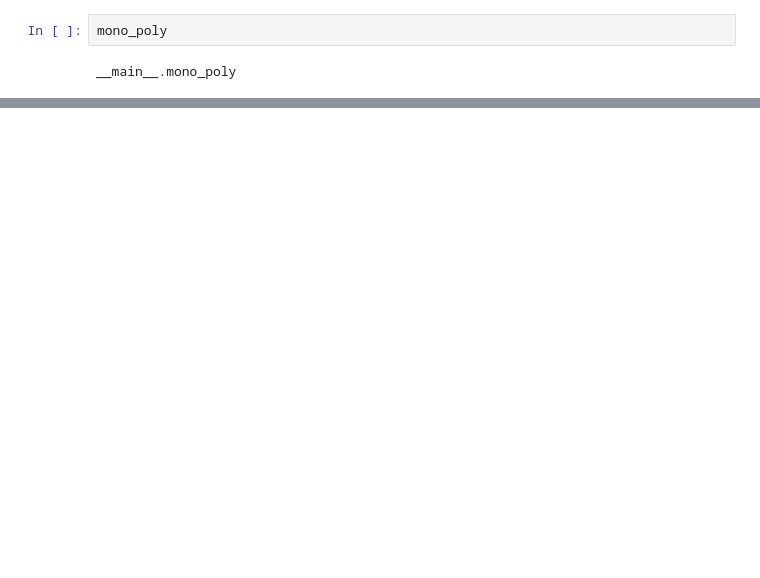
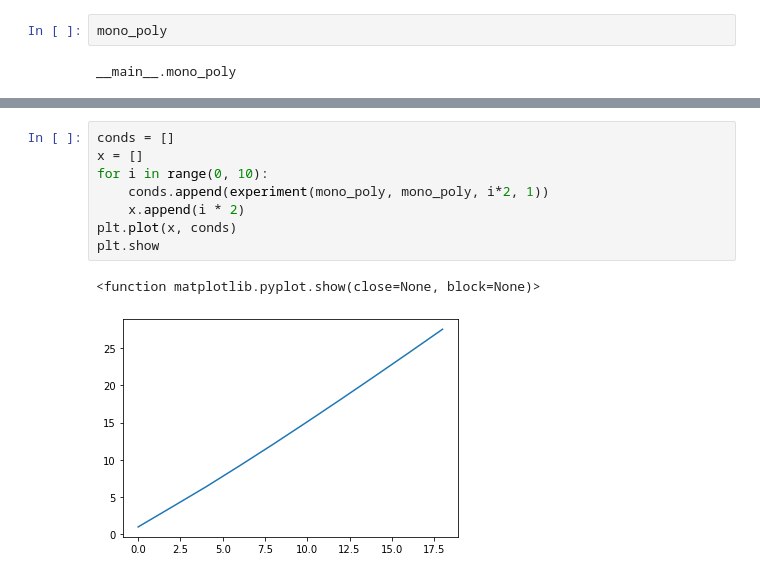
Before and after one commit to YixuanSeanZhou/math_honor_project, a Jupyter notebook: python_code/Coefficient_Moment_Matrix.ipynb, the cells around one changed output, grey strips where cells are left out. Cells and saved outputs as stored; diff of their text form; blank space fills up the shorter version.

```diff
--- a/python_code/Coefficient_Moment_Matrix.ipynb
+++ b/python_code/Coefficient_Moment_Matrix.ipynb
@@ -141,0 +254,11 @@ experiment(mono_poly, mono_poly, 6, 3)
+# %%
+conds = []
+x = []
+for i in range(0, 10):
+    conds.append(experiment(mono_poly, mono_poly, i*2, 1))
+    x.append(i * 2)
+plt.plot(x, conds)
+plt.show
+# %% [output]
+<function matplotlib.pyplot.show(close=None, block=None)>
+[figure, added]
```
Also changed, not shown: parts of 31 cells of this notebook, 1 other file.
